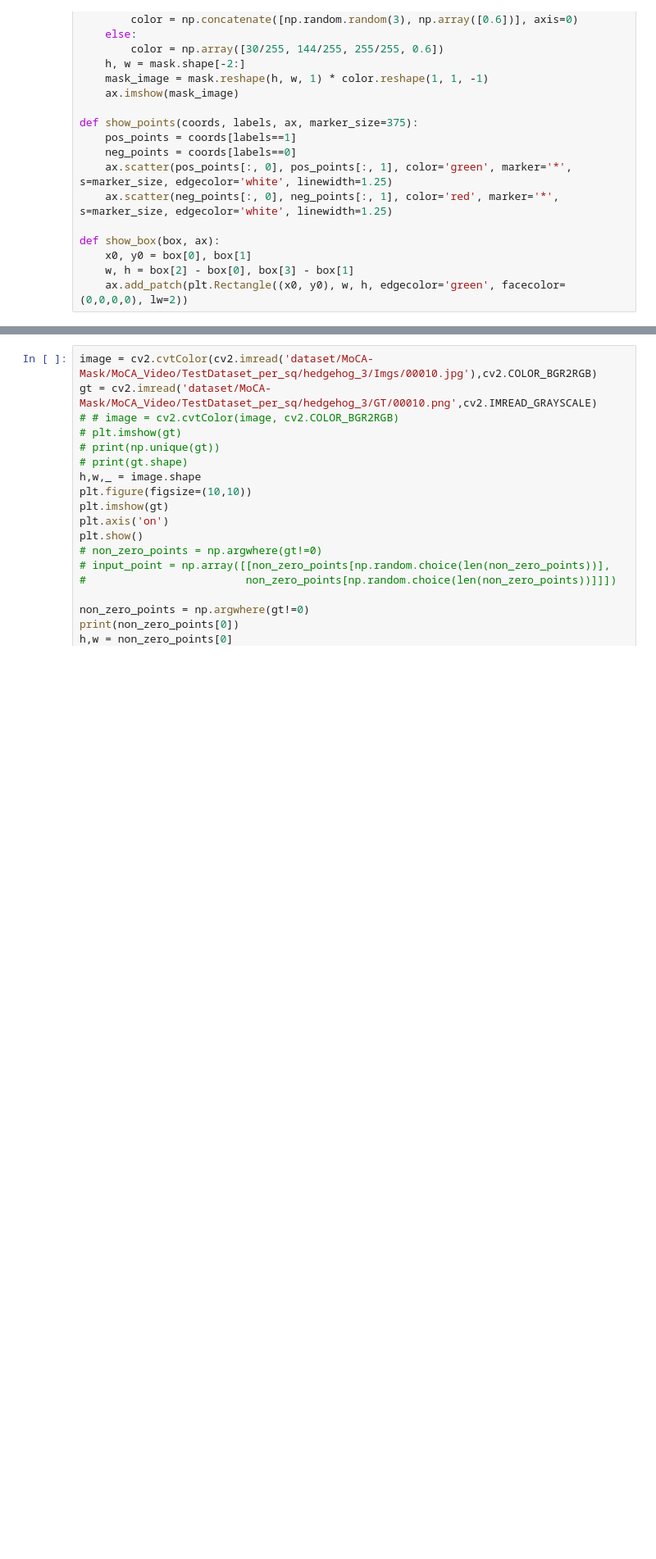
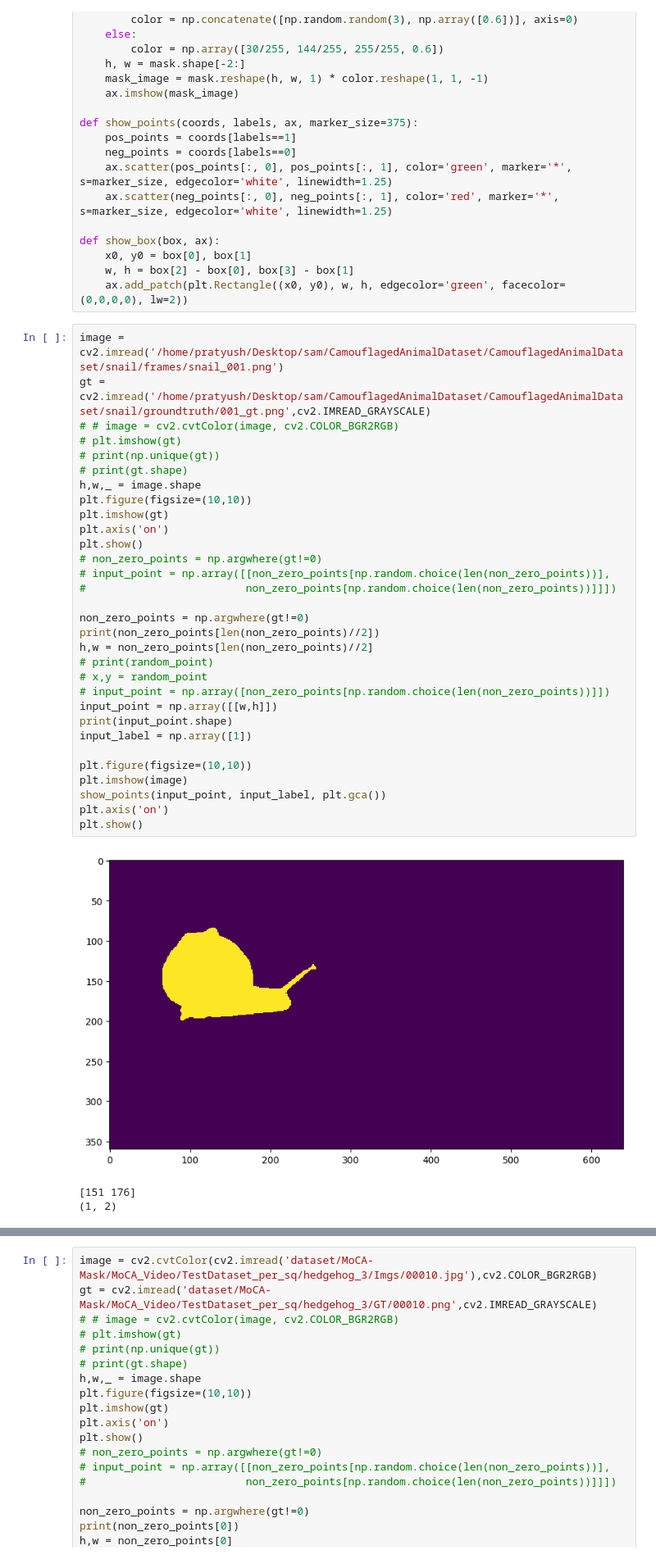
Before and after one commit to SpiderNitt/project-c, a Jupyter notebook: inference.ipynb, the cells around one changed output, grey strips where cells are left out. Shown at 82% size. Drawn from its saved outputs; the diff is of its cells as text; blank space fills up the shorter version.

Commit message:
added CAD dataset and middle point prompting results

```diff
--- a/inference.ipynb
+++ b/inference.ipynb
@@ -27,3 +25,38 @@ def show_box(box, ax):
     x0, y0 = box[0], box[1]
     w, h = box[2] - box[0], box[3] - box[1]
     ax.add_patch(plt.Rectangle((x0, y0), w, h, edgecolor='green', facecolor=(0,0,0,0), lw=2))
+# %%
+image = cv2.imread('/home/pratyush/Desktop/sam/CamouflagedAnimalDataset/CamouflagedAnimalDataset/snail/frames/snail_001.png')
+gt = cv2.imread('/home/pratyush/Desktop/sam/CamouflagedAnimalDataset/CamouflagedAnimalDataset/snail/groundtruth/001_gt.png',cv2.IMREAD_GRAYSCALE)
+# # image = cv2.cvtColor(image, cv2.COLOR_BGR2RGB)
+# plt.imshow(gt)
+# print(np.unique(gt))
+# print(gt.shape)
+h,w,_ = image.shape
+plt.figure(figsize=(10,10))
+plt.imshow(gt)
+plt.axis('on')
+plt.show()
+# non_zero_points = np.argwhere(gt!=0)
+# input_point = np.array([[non_zero_points[np.random.choice(len(non_zero_points))],
+#                         non_zero_points[np.random.choice(len(non_zero_points))]]])
+
+non_zero_points = np.argwhere(gt!=0)
+print(non_zero_points[len(non_zero_points)//2])
+h,w = non_zero_points[len(non_zero_points)//2]
+# print(random_point)
+# x,y = random_point
+# input_point = np.array([non_zero_points[np.random.choice(len(non_zero_points))]])
+input_point = np.array([[w,h]])
+print(input_point.shape)
+input_label = np.array([1])
+
+plt.figure(figsize=(10,10))
+plt.imshow(image)
+show_points(input_point, input_label, plt.gca())
+plt.axis('on')
+plt.show()
+# %% [output]
+[figure, added]
+[151 176]
+(1, 2)
```
Also changed, not shown: parts of 19 cells of this notebook.
